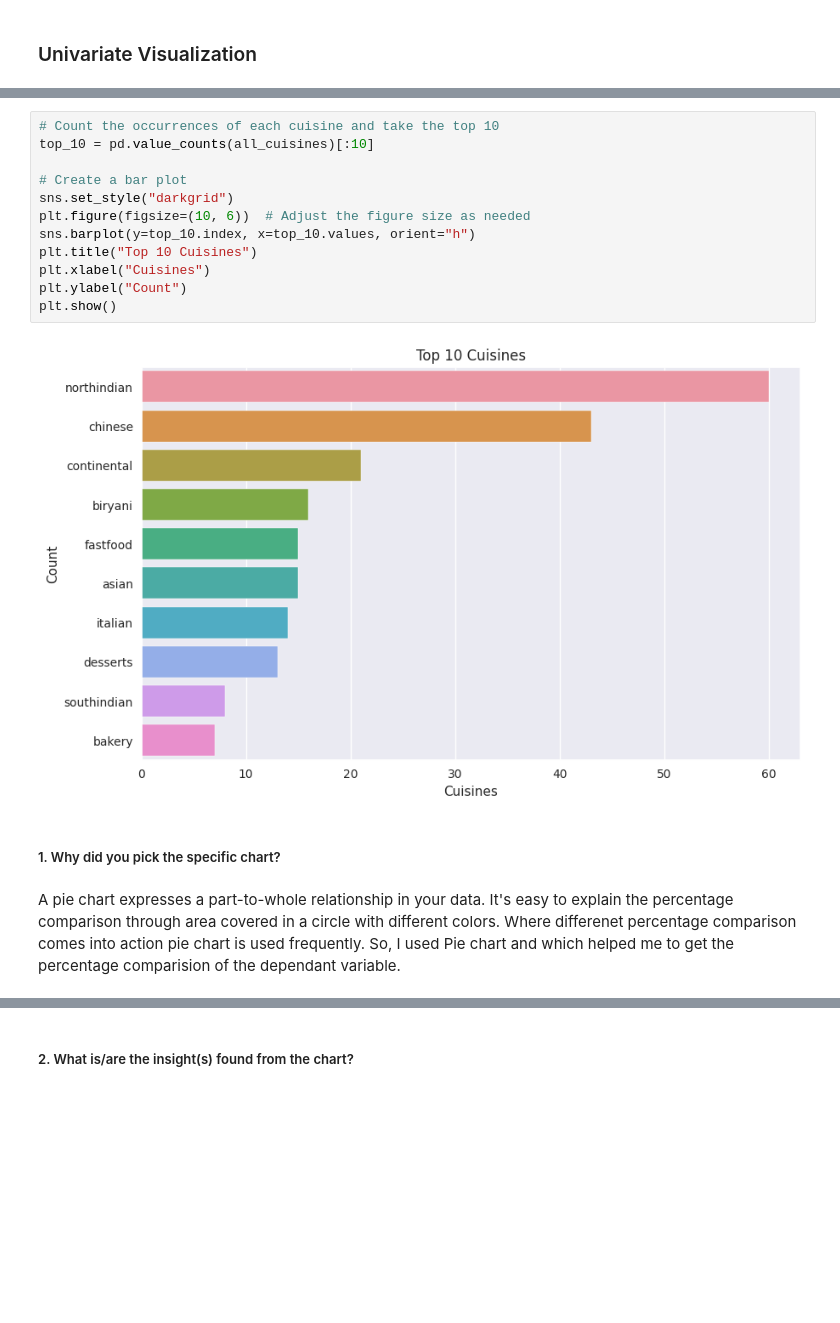
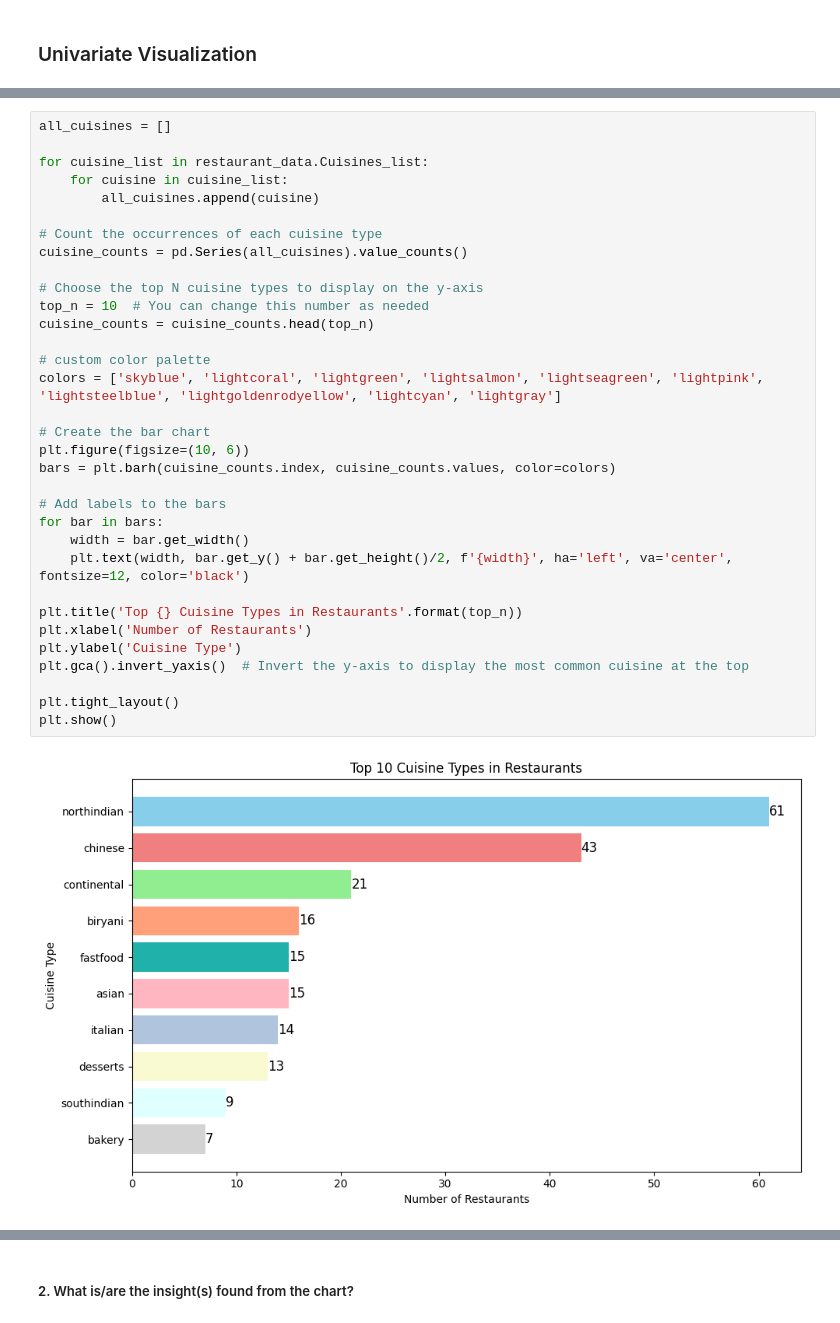
Before and after one commit to pvanand07/Zomato_Restaurant_Clustering_Unsupervised_ML, a Jupyter notebook: Zomato_Restaurant_Clustering_Unsupervised_ML.ipynb, the cells around one changed output, grey strips where cells are left out. Cells and saved outputs as stored; diff of their text form; blank space fills up the shorter version.

```diff
--- a/Zomato_Restaurant_Clustering_Unsupervised_ML.ipynb
+++ b/Zomato_Restaurant_Clustering_Unsupervised_ML.ipynb
@@ -1106,18 +794,35 @@ reviews.head()
-# %%
-# Count the occurrences of each cuisine and take the top 10
-top_10 = pd.value_counts(all_cuisines)[:10]
-
-# Create a bar plot
-sns.set_style("darkgrid")
-plt.figure(figsize=(10, 6))  # Adjust the figure size as needed
-sns.barplot(y=top_10.index, x=top_10.values, orient="h")
-plt.title("Top 10 Cuisines")
-plt.xlabel("Cuisines")
-plt.ylabel("Count")
-plt.show()
-# %% [output]
-[figure, removed]
-# %% [markdown]
-##### 1. Why did you pick the specific chart?
-# %% [markdown]
-A pie chart expresses a part-to-whole relationship in your data. It's easy to explain the percentage comparison through area covered in a circle with different colors. Where differenet percentage comparison comes into action pie chart is used frequently. So, I used Pie chart and which helped me to get the percentage comparision of the dependant variable.
+# %%
+all_cuisines = []
+
+for cuisine_list in restaurant_data.Cuisines_list:
+    for cuisine in cuisine_list:
+        all_cuisines.append(cuisine)
+
+# Count the occurrences of each cuisine type
+cuisine_counts = pd.Series(all_cuisines).value_counts()
+
+# Choose the top N cuisine types to display on the y-axis
+top_n = 10  # You can change this number as needed
+cuisine_counts = cuisine_counts.head(top_n)
+
+# custom color palette
+colors = ['skyblue', 'lightcoral', 'lightgreen', 'lightsalmon', 'lightseagreen', 'lightpink', 'lightsteelblue', 'lightgoldenrodyellow', 'lightcyan', 'lightgray']
+
+# Create the bar chart
+plt.figure(figsize=(10, 6))
+bars = plt.barh(cuisine_counts.index, cuisine_counts.values, color=colors)
+
+# Add labels to the bars
+for bar in bars:
+    width = bar.get_width()
+    plt.text(width, bar.get_y() + bar.get_height()/2, f'{width}', ha='left', va='center', fontsize=12, color='black')
+
+plt.title('Top {} Cuisine Types in Restaurants'.format(top_n))
+plt.xlabel('Number of Restaurants')
+plt.ylabel('Cuisine Type')
+plt.gca().invert_yaxis()  # Invert the y-axis to display the most common cuisine at the top
+
+plt.tight_layout()
+plt.show()
+# %% [output]
+[figure, added]
```
Also changed, not shown: parts of 445 cells of this notebook.
